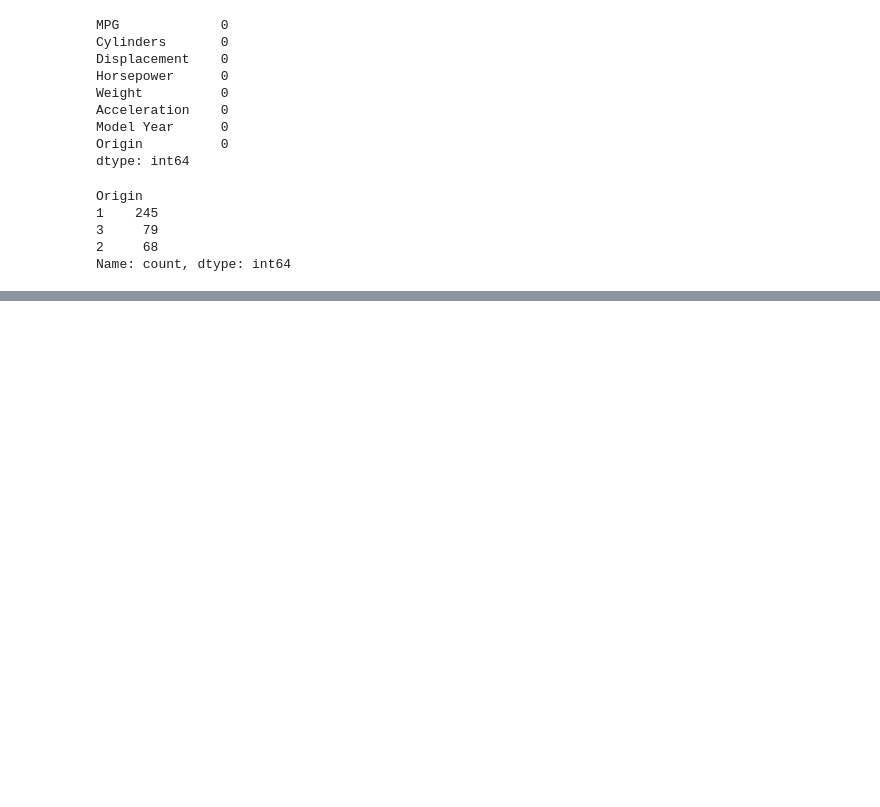
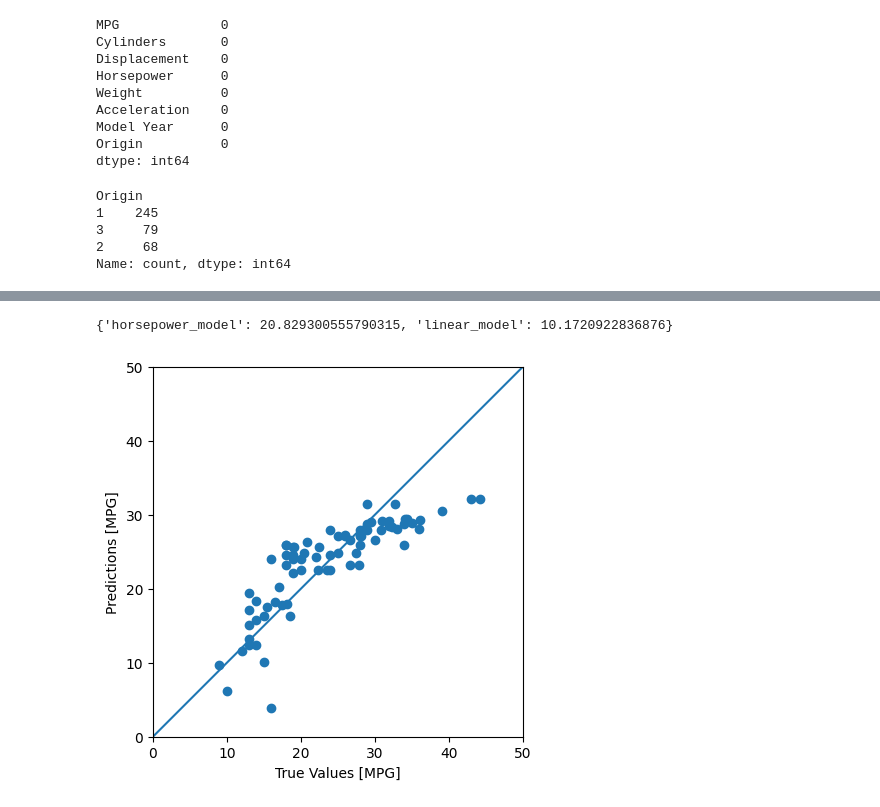
Before and after one commit to 2026-2-predictiva/std-elizabeth-carvajal-moscoso, a Jupyter notebook: PRE_02_regresion_basica/notebooks/notebook.ipynb, the cells around one changed output, grey strips where cells are left out. Cells and saved outputs as stored; diff of their text form; code cells hidden in the pictures; blank space fills up the shorter version.

```diff
--- a/PRE_02_regresion_basica/notebooks/notebook.ipynb
+++ b/PRE_02_regresion_basica/notebooks/notebook.ipynb
@@ -86,0 +116,6 @@ dataset.head()
+# %%
+train_features = train_dataset.copy()
+test_features = test_dataset.copy()
+
+train_labels = train_features.pop("MPG")
+test_labels = test_features.pop("MPG")
@@ -86,0 +296,16 @@ dataset.head()
+# %%
+test_results["linear_model"] = mean_squared_error(
+    y_true=test_labels,
+    y_pred=test_predictions,
+)
+
+test_results
+# %% [output]
+{'horsepower_model': 20.829300555790315, 'linear_model': 10.1720922836876}
+# %%
+plot_predictions(
+    y_true=test_labels,
+    y_pred=horsepower_model.predict(standarized_test_horsepower),
+)
+# %% [output]
+[figure, added]
```
Also changed, not shown: parts of 30 cells of this notebook, 4 other files.
